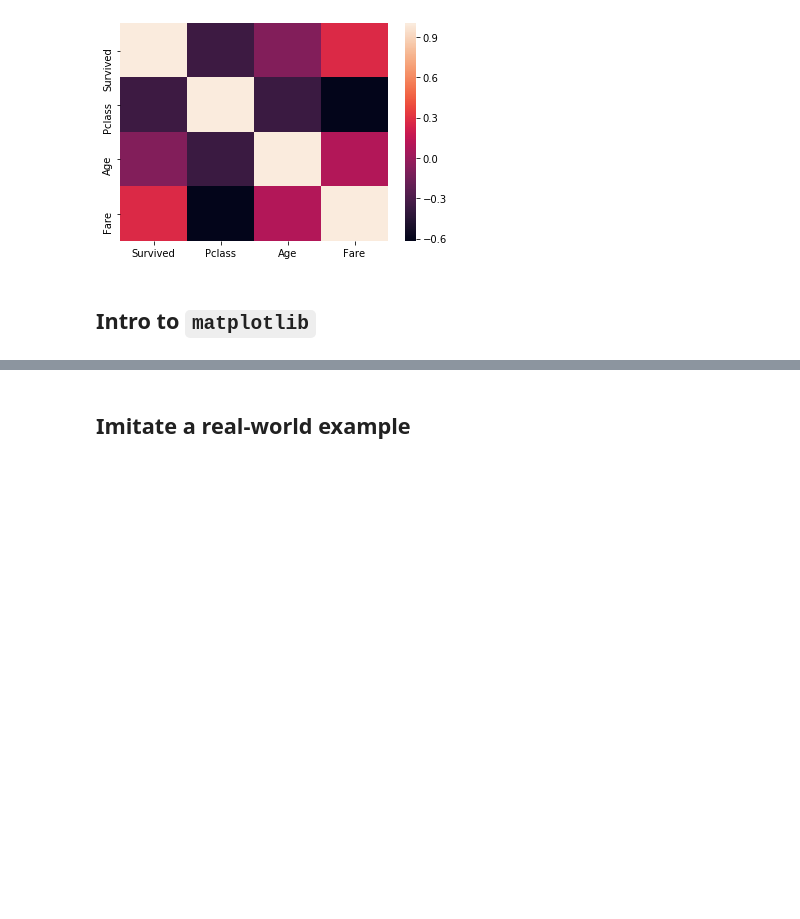
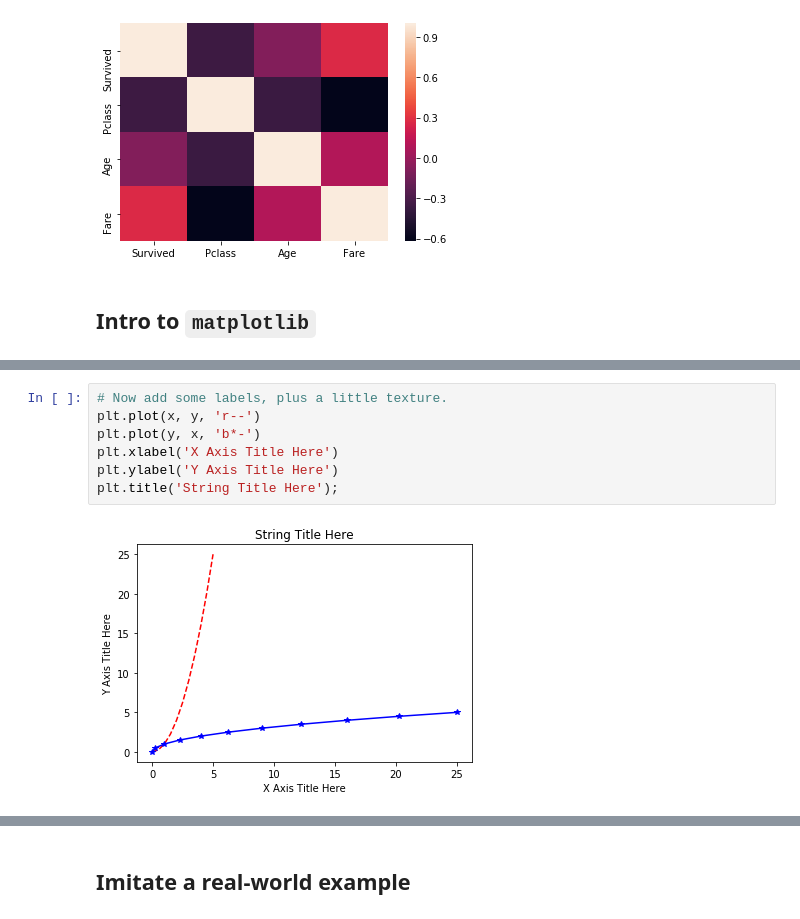
Before and after one commit to sugarfreecode/DS-Unit-1-Sprint-1-Data-Wrangling-and-Storytelling, a Jupyter notebook: module4-make-explanatory-visualizations/LS_DS_114_Make_Explanatory_Visualizations_Lecture_Solutions.ipynb, the cells around one changed output, grey strips where cells are left out. Saved outputs shown, nothing was run; the diff lists cells and outputs as text; blank space fills up the shorter version.

```diff
--- a/module4-make-explanatory-visualizations/LS_DS_114_Make_Explanatory_Visualizations_Lecture_Solutions.ipynb
+++ b/module4-make-explanatory-visualizations/LS_DS_114_Make_Explanatory_Visualizations_Lecture_Solutions.ipynb
@@ -269,0 +314,9 @@ sns.heatmap(corr_matrix);
+# %%
+# Now add some labels, plus a little texture.
+plt.plot(x, y, 'r--')
+plt.plot(y, x, 'b*-')
+plt.xlabel('X Axis Title Here')
+plt.ylabel('Y Axis Title Here')
+plt.title('String Title Here');
+# %% [output]
+[figure, added]
```
Also changed, not shown: parts of 77 cells of this notebook.
